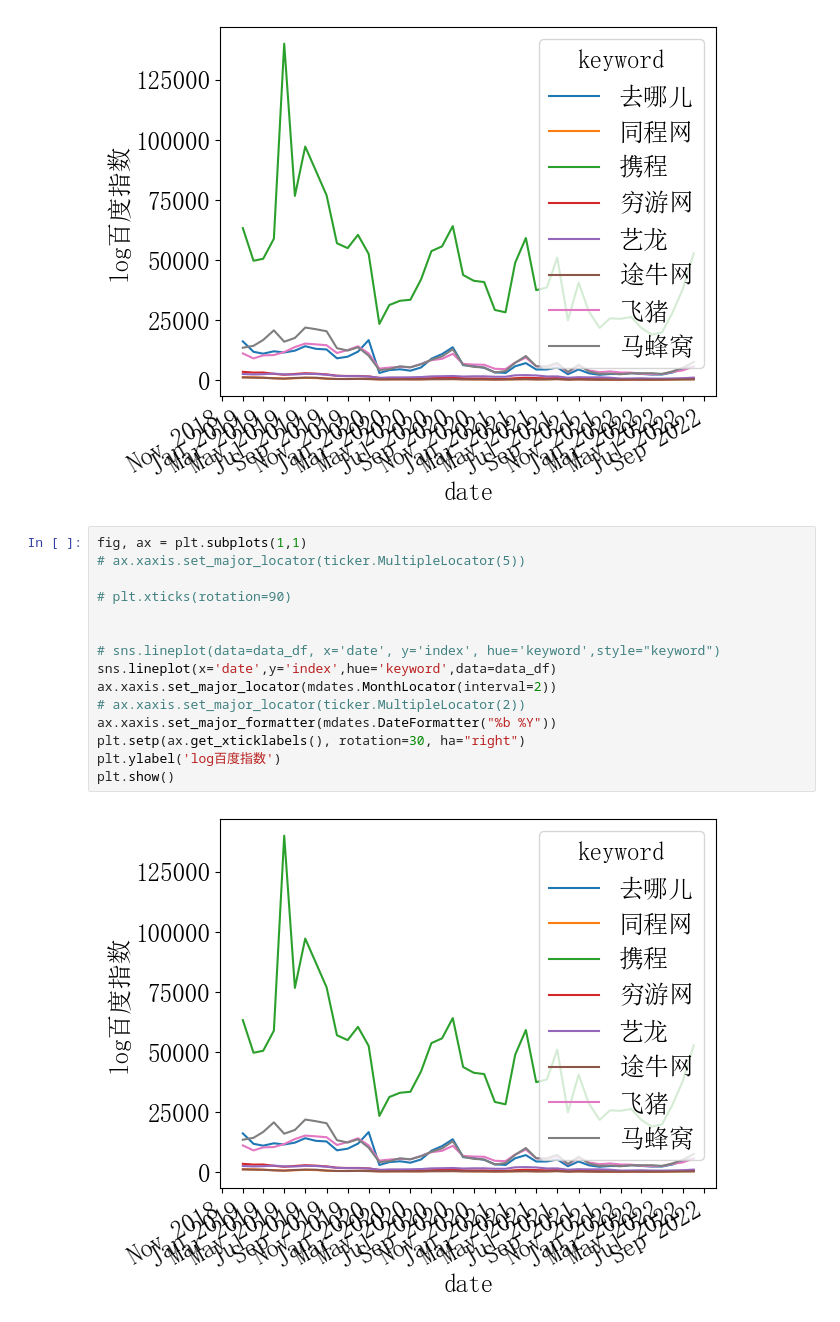
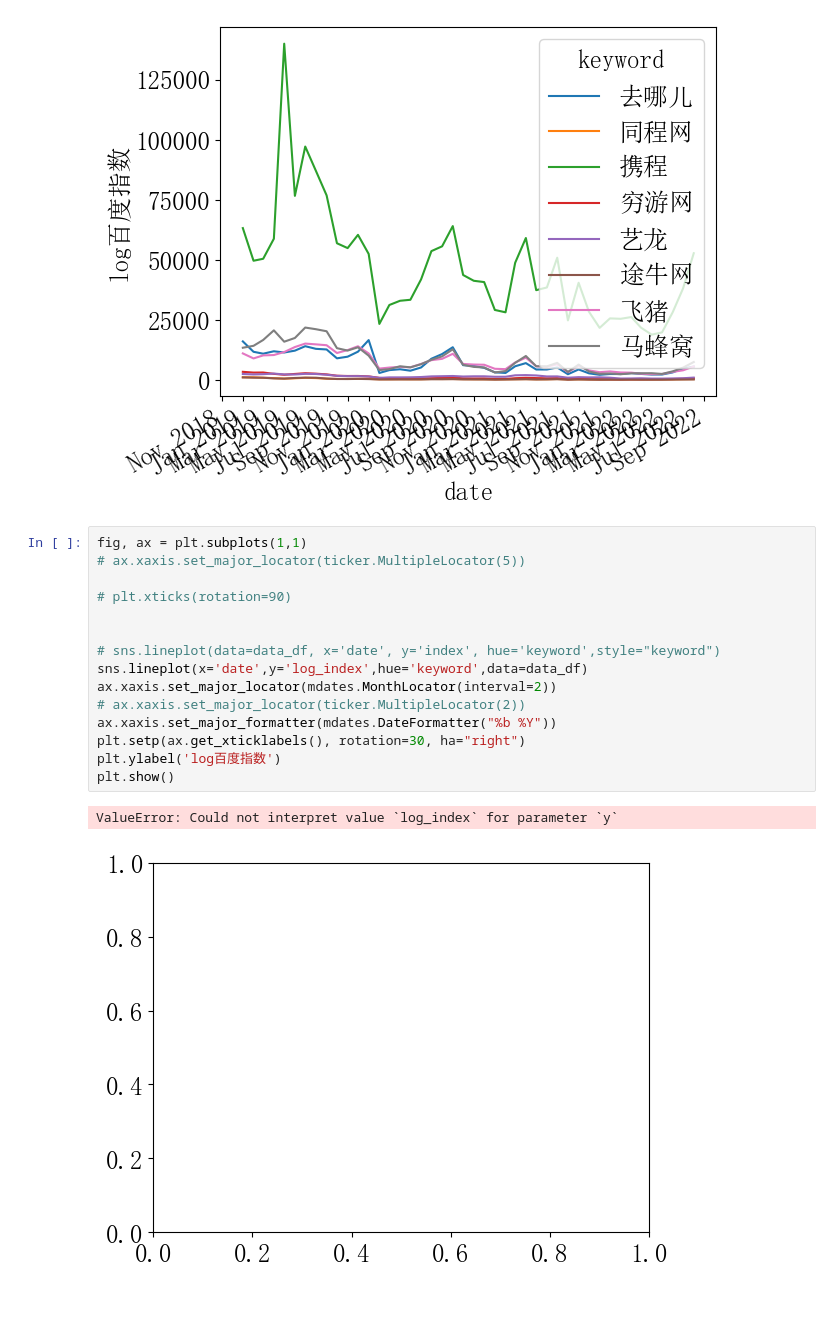
Before and after one commit to 1205129045x/baiduindex, a Jupyter notebook: 未命名.ipynb, the cells around one changed output. Drawn from its saved outputs; the diff is of its cells as text.

```diff
--- a/未命名.ipynb
+++ b/未命名.ipynb
@@ -91,20 +98,21 @@ plt.show()
 # %%
 fig, ax = plt.subplots(1,1)
 # ax.xaxis.set_major_locator(ticker.MultipleLocator(5))
 
 # plt.xticks(rotation=90)
 
 
 # sns.lineplot(data=data_df, x='date', y='index', hue='keyword',style="keyword")
-sns.lineplot(x='date',y='index',hue='keyword',data=data_df)
+sns.lineplot(x='date',y='log_index',hue='keyword',data=data_df)
 ax.xaxis.set_major_locator(mdates.MonthLocator(interval=2))
 # ax.xaxis.set_major_locator(ticker.MultipleLocator(2))
 ax.xaxis.set_major_formatter(mdates.DateFormatter("%b %Y"))
 plt.setp(ax.get_xticklabels(), rotation=30, ha="right")
 plt.ylabel('log百度指数')
 plt.show()
 # %% [output]
+ValueError: Could not interpret value `log_index` for parameter `y`
-[figure, old version]
+[figure, new version]
 # %%
 import pandas as pd
 import matplotlib.pyplot as plt
```
Also changed, not shown: parts of 5 cells of this notebook.
